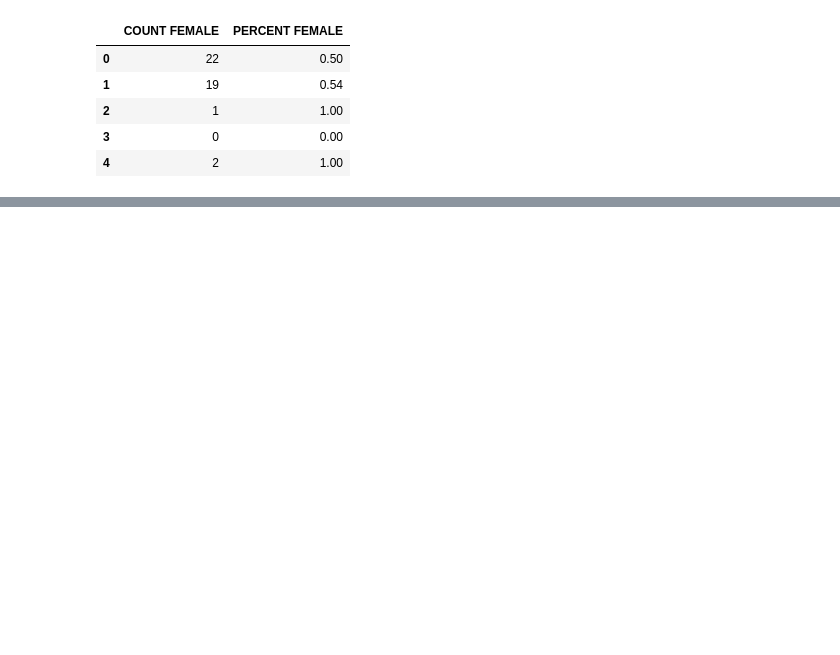
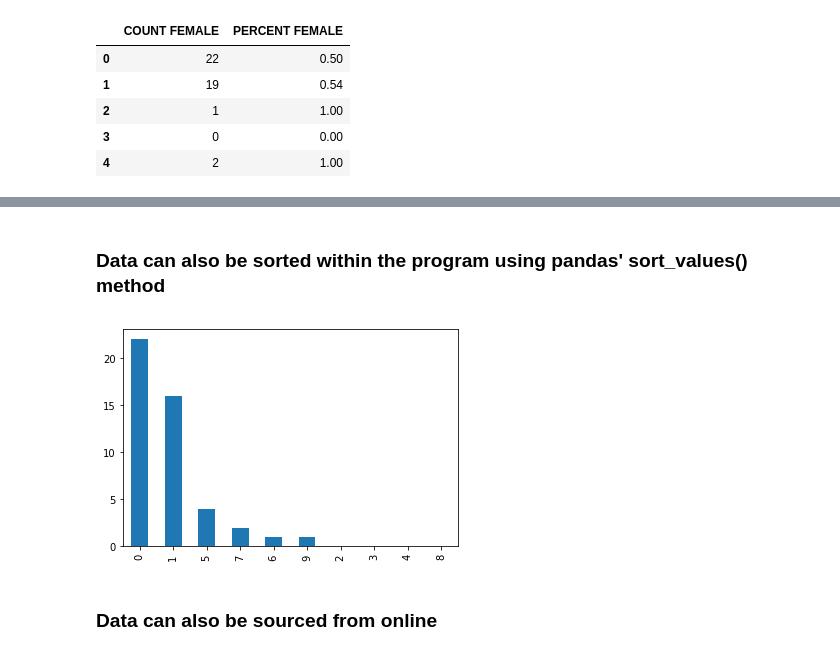
Before and after one commit to mdigreg2/DataScience, a Jupyter notebook: pythonProjects/Pandas.ipynb, the cells around one changed output, grey strips where cells are left out. Cells and saved outputs as stored; diff of their text form; code cells hidden in the pictures; blank space fills up the shorter version.

```diff
--- a/pythonProjects/Pandas.ipynb
+++ b/pythonProjects/Pandas.ipynb
@@ -128,0 +159,20 @@ df.loc[df.index[0:5], ['COUNT FEMALE', 'PERCENT FEMALE']]
+# %% [markdown]
+<h3>Data can also be sorted within the program using pandas' sort_values() method</h3>
+# %%
+import pandas as pd
+import numpy as np
+import matplotlib.pyplot as pt
+%matplotlib inline
+
+df = pd.read_csv('../data/Demographic_Statistics_By_Zip_Code.csv')
+
+df = df.loc[df.index[0:10], ['JURISDICTION NAME', 'COUNT MALE', 'COUNT FEMALE', 'COUNT CITIZEN STATUS TOTAL']]
+df.columns = 'Jurisdiction', 'Male', 'Female', 'Total'
+df['Ratio'] = df['Male'] / df['Female']
+df = df.sort_values(by = 'Male', ascending=False)
+df['Male'].plot(kind = 'bar')
+pt.show()
+# %% [output]
+[figure, added]
+# %% [markdown]
+<h3>Data can also be sourced from online</h3>
```
Also changed, not shown: parts of 8 cells of this notebook.
